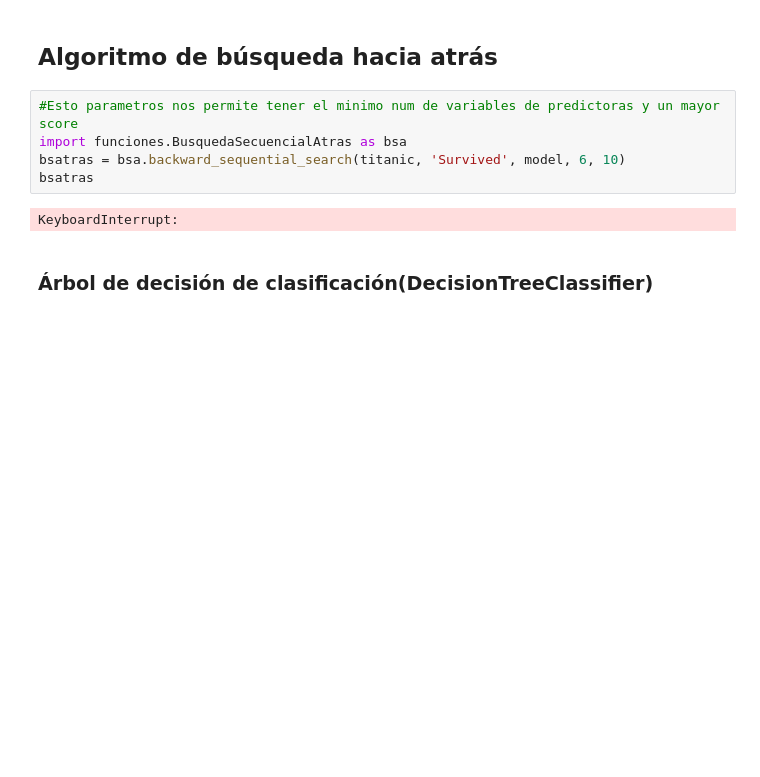
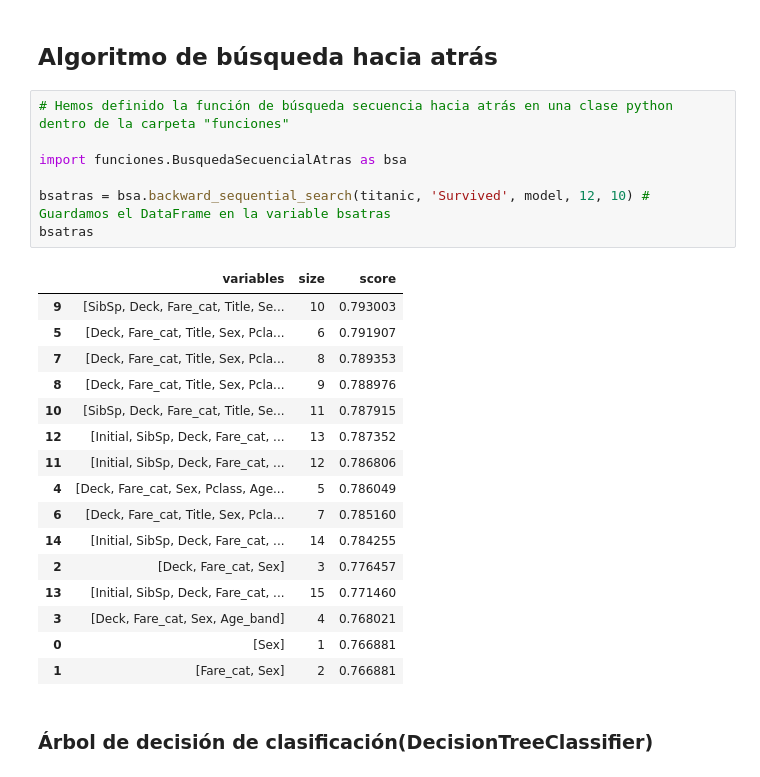
Before and after one commit to hugborang/Trabajo-IA-Modelos-Predictivos, a Jupyter notebook: src/Titanic.ipynb, the cells around one changed output. Cells and saved outputs as stored; diff of their text form; blank space fills up the shorter version.

```diff
--- a/src/Titanic.ipynb
+++ b/src/Titanic.ipynb
@@ -328,12 +313,29 @@ Sensibilidad del conjunto de pruebas: 0.6956521739130435
 # %% [markdown]
 ## Algoritmo de búsqueda hacia atrás
 # %%
-#Esto parametros nos permite tener el minimo num de variables de predictoras y un mayor score
+# Hemos definido la función de búsqueda secuencia hacia atrás en una clase python dentro de la carpeta "funciones"
+
 import funciones.BusquedaSecuencialAtras as bsa
-bsatras = bsa.backward_sequential_search(titanic, 'Survived', model, 6, 10)
+
+bsatras = bsa.backward_sequential_search(titanic, 'Survived', model, 12, 10) # Guardamos el DataFrame en la variable bsatras
 bsatras
 # %% [output]
-KeyboardInterrupt:
+|  | variables | size | score |
+| 9 | [SibSp, Deck, Fare_cat, Title, Se... | 10 | 0.793003 |
+| 5 | [Deck, Fare_cat, Title, Sex, Pcla... | 6 | 0.791907 |
+| 7 | [Deck, Fare_cat, Title, Sex, Pcla... | 8 | 0.789353 |
+| 8 | [Deck, Fare_cat, Title, Sex, Pcla... | 9 | 0.788976 |
+| 10 | [SibSp, Deck, Fare_cat, Title, Se... | 11 | 0.787915 |
+| 12 | [Initial, SibSp, Deck, Fare_cat, ... | 13 | 0.787352 |
+| 11 | [Initial, SibSp, Deck, Fare_cat, ... | 12 | 0.786806 |
+| 4 | [Deck, Fare_cat, Sex, Pclass, Age... | 5 | 0.786049 |
+| 6 | [Deck, Fare_cat, Title, Sex, Pcla... | 7 | 0.785160 |
+| 14 | [Initial, SibSp, Deck, Fare_cat, ... | 14 | 0.784255 |
+| 2 | [Deck, Fare_cat, Sex] | 3 | 0.776457 |
+| 13 | [Initial, SibSp, Deck, Fare_cat, ... | 15 | 0.771460 |
+| 3 | [Deck, Fare_cat, Sex, Age_band] | 4 | 0.768021 |
+| 0 | [Sex] | 1 | 0.766881 |
+| 1 | [Fare_cat, Sex] | 2 | 0.766881 |
 # %% [markdown]
 ### Árbol de decisión de clasificación(DecisionTreeClassifier)
 # %%
```
Also changed, not shown: parts of 15 cells of this notebook, 4 other files.
